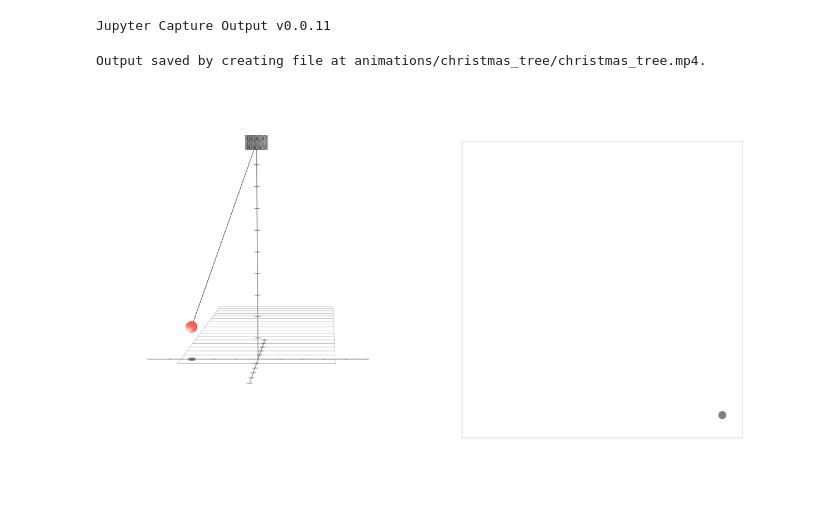
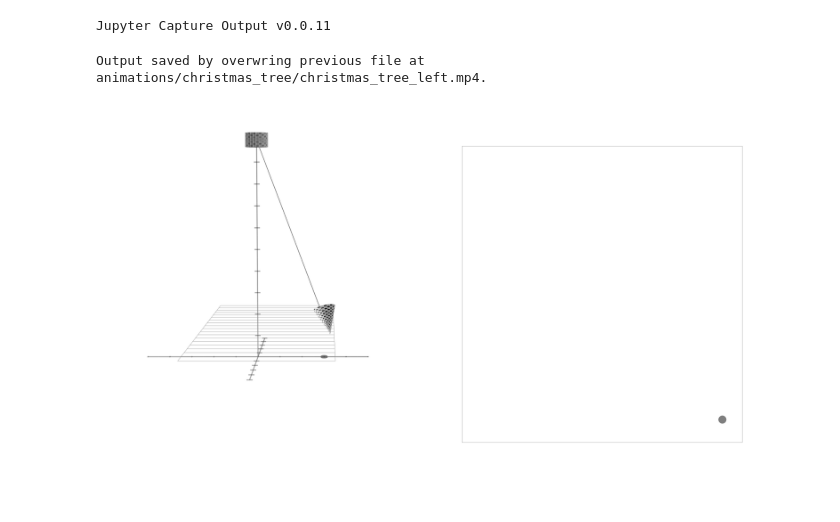
Before and after one commit to CVC97/Physics-Education-Animations, a Jupyter notebook: christmas_tree.ipynb, the cells around one changed output. Cells and saved outputs as stored; diff of their text form; code cells hidden in the pictures.

Commit message:
Christmas Tree Done.

```diff
--- a/christmas_tree.ipynb
+++ b/christmas_tree.ipynb
@@ -64,8 +64,8 @@ def noise_for_coord(x, y, sigma_noise, leaking_rate):
             sand_list.append((x_dev, y_dev, 0))
     return sand_list
 # %%
-%%capture_video --path "animations/christmas_tree/christmas_tree.mp4"
-%%manim -qm --fps 10 $video_scene
+%%capture_video --path "animations/christmas_tree/christmas_tree_left.mp4"
+%%manim -qh --fps 60 $video_scene
 
 
 # function in use for the drawing
@@ -74,7 +74,7 @@ used_function = x_underdamped
 
 class ct_Scene(ThreeDScene):
     def construct(self):
-        center_of_frame = np.array([2.5, -0.5, 20])
+        center_of_frame = np.array([2.5, -0.75, 20])
         self.camera.background_color = WHITE
         self.camera.frame_center = center_of_frame
 
@@ -107,12 +107,13 @@ class ct_Scene(ThreeDScene):
         def create_pendulum(x):
             pendulum_group = VGroup()
             ball_size = 0.2
-            r = 9
+            r = 8.75
             z = 10 - np.sqrt(r**2 - x**2)
             line = Line3D(start = np.array(ax.c2p(0, 0, 10)), end = np.array(ax.c2p(x, 0, z)), color = GREY, thickness = 0.001)
-            sphere = Dot3D(point = ax.c2p(x, 0, z), radius = ball_size, resolution = (20, 20),).set_color(RED)
+            #sphere = Dot3D(point = ax.c2p(x, 0, z), radius = ball_size, resolution = (20, 20),).set_color(RED)
+            cone = Cone(base_radius = 2*ball_size, direction = ax.c2p(x, 0, z-10), resolution = (20, 20), checkerboard_colors = (BLACK, GREY)).move_to(ax.c2p(x, 0, z))
             shadow = ax.plot_parametric_curve(lambda phi: np.array([0.1*np.cos(phi), 0.1*np.sin(phi), z]), t_range = [0, 2*PI], stroke_opacity = 0.5, stroke_width = 5, color = BLACK).move_to(ax.c2p(x, 0, 0))
-            pendulum_group.add(line, sphere, shadow)
+            pendulum_group.add(line, cone, shadow)
             return pendulum_group
 
 
@@ -143,16 +144,16 @@ class ct_Scene(ThreeDScene):
 
 
         # constant shift updater
-        fps_correction = 6      # (6 for 10 fps, 1 for 60 fps)
+        fps_correction = 1      # (6 for 10 fps, 1 for 60 fps)
         def shift2_updater(mobject):
             mobject.shift(ax.c2p(0, 1 / 40 * fps_correction, 0) - ax.c2p(0, 0, 0))
 
 
         sigma_noise = 5
-        leaking_rate = 1 * fps_correction
+        leaking_rate = 6 * fps_correction
 
 
-        pendulum = create_pendulum(3)
+        pendulum = create_pendulum(-used_function(0))
         shadow = Dot(point = ax1.c2p(x_underdamped(0), y_speed(0), 0), color = BLACK, fill_opacity = 0.5)
 
 
@@ -166,34 +167,35 @@ class ct_Scene(ThreeDScene):
                 self.add(Dot(point = ax1.c2p(*coord), radius = 0.025, color = GREEN))
                 dot3D = Dot3D(point = ax.c2p(-coord[0], 0, 0), radius = 0.025, color = GREEN)
                 self.add(dot3D)
                 dot3D.add_updater(shift2_updater)
             pendulum.become(create_pendulum(-x))
 
 
         def shadow_updater(shadow):
             t = t_tracker.get_value()
             x = used_function(t)
             y = y_speed(t)
             shadow.move_to(ax1.c2p(x, y, 0))
 
 
         self.add(cylinder)
         self.add(pendulum)
         self.add(shadow)
         self.add(paper_rect_group, paper_rect_2D)
 
         self.add(ax)
         #self.add(ax1)
 
+        # self.wait(1.5)
         # t_tracker = ValueTracker(0)
         # pendulum.add_updater(pendulum_updater)
         # shadow.add_updater(shadow_updater)
         # paper_rect_group.add_updater(shift2_updater)
-        # self.play(t_tracker.animate.set_value(3*2*PI + PI/2), rate_func = linear, run_time = 10)
+        # self.play(t_tracker.animate.set_value(3*2*PI + PI/2 + PI/4), rate_func = linear, run_time = 10)
         # pendulum.remove_updater(pendulum_updater)
         # shadow.remove_updater(shadow_updater)
         # self.wait(5)
 # %% [output]
-Output saved by creating file at animations/christmas_tree/christmas_tree.mp4.
+Output saved by overwring previous file at animations/christmas_tree/christmas_tree_left.mp4.
-[figure, old version]
+[figure, new version]
 # %%
```
Also changed, not shown: parts of 1 cell of this notebook.
